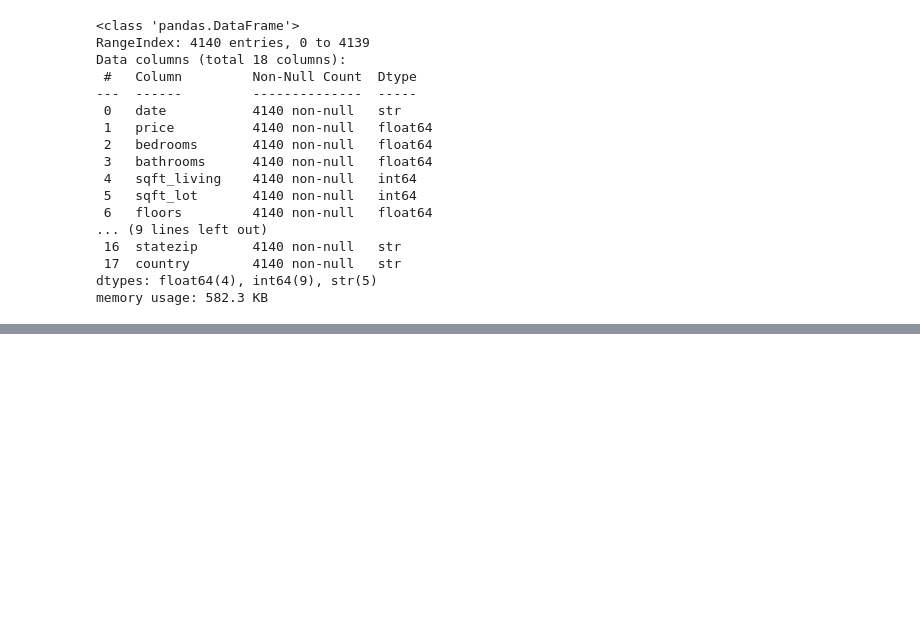
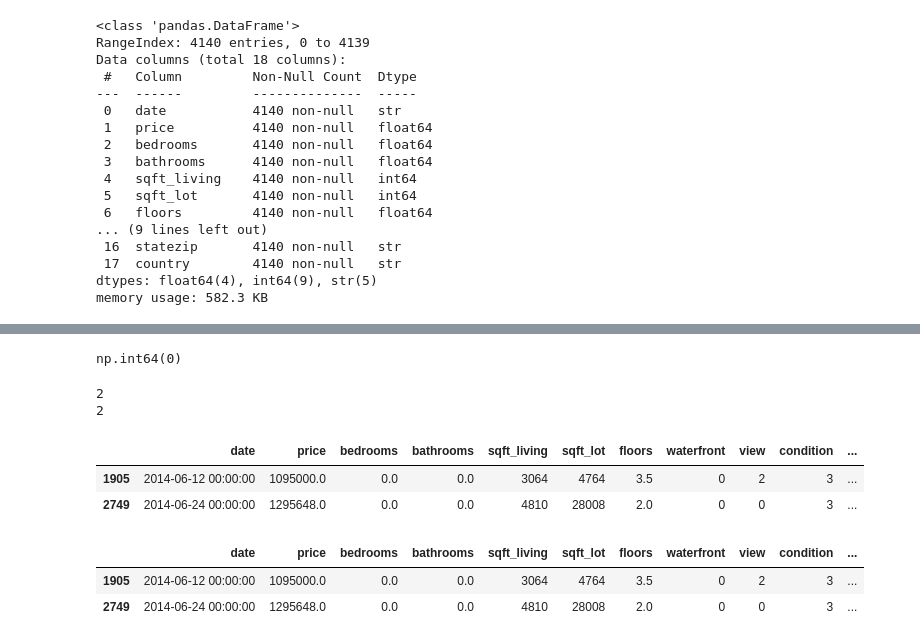
Before and after one commit to adp0419/house-price-analysis, a Jupyter notebook: main.ipynb, the cells around one changed output, grey strips where cells are left out. Cells and saved outputs as stored; diff of their text form; code cells hidden in the pictures; blank space fills up the shorter version.

```diff
--- a/main.ipynb
+++ b/main.ipynb
@@ -49,0 +63,3 @@ data.describe()
+# %%
+data = data.drop(columns=['country', 'street'])
+data.info()
@@ -49,0 +84,5 @@ data.describe()
+# %%
+# turing date column into just the year
+data['sale_year'] = pd.to_datetime(data['date']).dt.year
+data.drop(columns=['date'])
+data.head()
@@ -49,0 +96,22 @@ data.describe()
+# %%
+data.duplicated().sum()
+# %% [output]
+np.int64(0)
+# %%
+print((data['bedrooms'] == 0).sum())
+print((data['bathrooms'] == 0).sum())
+# %% [output]
+2
+2
+# %%
+data[data['bedrooms'] == 0]
+# %% [output]
+|  | date | price | bedrooms | bathrooms | sqft_living | sqft_lot | floors | waterfront | view | condition | ... |
+| 1905 | 2014-06-12 00:00:00 | 1095000.0 | 0.0 | 0.0 | 3064 | 4764 | 3.5 | 0 | 2 | 3 | ... |
+| 2749 | 2014-06-24 00:00:00 | 1295648.0 | 0.0 | 0.0 | 4810 | 28008 | 2.0 | 0 | 0 | 3 | ... |
+# %%
+data[data['bathrooms'] == 0]
+# %% [output]
+|  | date | price | bedrooms | bathrooms | sqft_living | sqft_lot | floors | waterfront | view | condition | ... |
+| 1905 | 2014-06-12 00:00:00 | 1095000.0 | 0.0 | 0.0 | 3064 | 4764 | 3.5 | 0 | 2 | 3 | ... |
+| 2749 | 2014-06-24 00:00:00 | 1295648.0 | 0.0 | 0.0 | 4810 | 28008 | 2.0 | 0 | 0 | 3 | ... |
```
Also changed, not shown: parts of 5 cells of this notebook.
